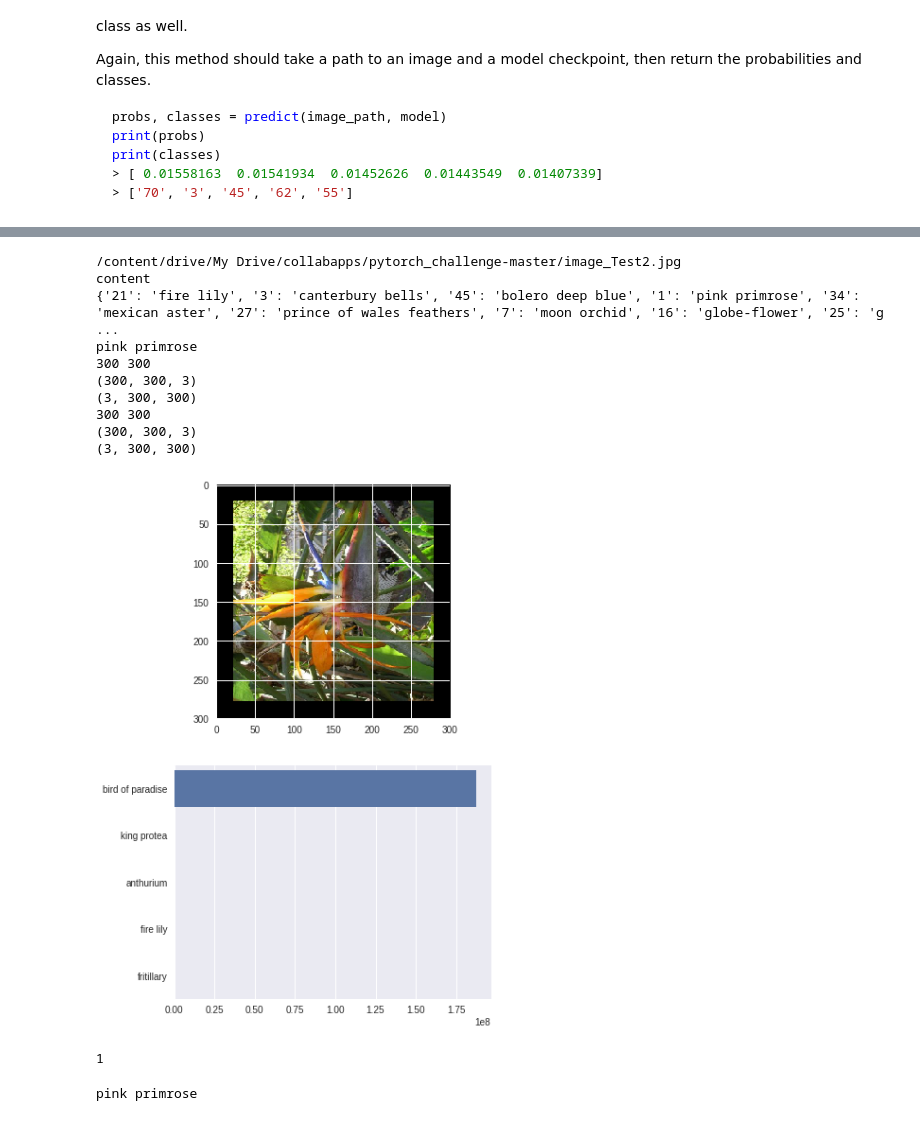
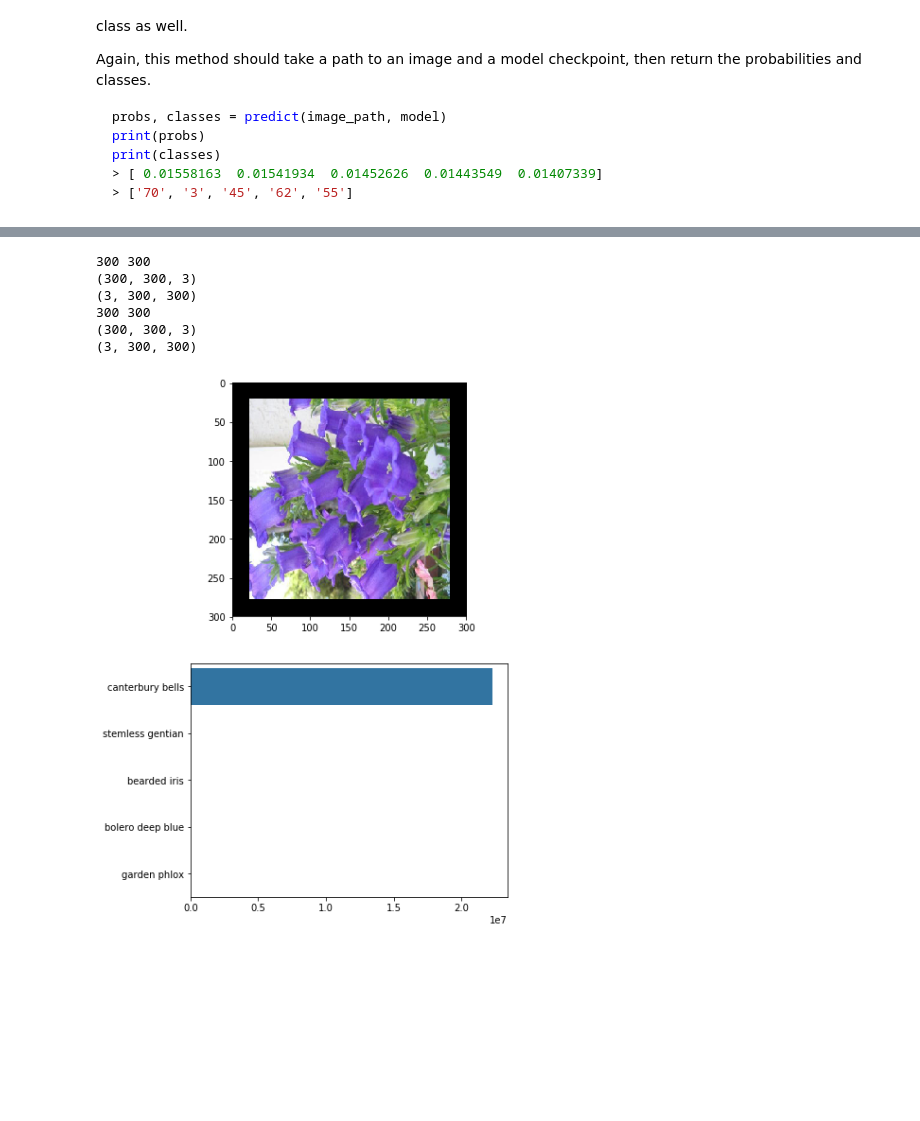
Before and after one commit to folajimia/pytouchChallange, a Jupyter notebook: pytorch_challenge-master/Image_Classifier_Project.ipynb, the cells around one changed output, grey strips where cells are left out. Drawn from its saved outputs; the diff is of its cells as text; code cells hidden in the pictures; blank space fills up the shorter version.

```diff
--- a/pytorch_challenge-master/Image_Classifier_Project.ipynb
+++ b/pytorch_challenge-master/Image_Classifier_Project.ipynb
@@ -650,5 +619,3 @@ def predict(image_path, model, top_num=5):
 
 
     # TODO: Implement the code to predict the class from an image file
-# %%
-probs, labs, flowers = predict(image_path, model)
@@ -659,28 +621,0 @@ probs, labs, flowers = predict(image_path, model)
-# %%
-top_num=5
-image_path = '/content/drive/My Drive/collabapps/pytorch_challenge-master/image_Test2.jpg'
-img = process_image(image_path)
-# Numpy -> Tensor
-image_tensor = torch.from_numpy(img).type(torch.FloatTensor)
-print(image_tensor.shape)
-# Add batch of size 1 to image
-model_input = image_tensor.unsqueeze(0)
-# Probs
-model.eval()
-probs = torch.exp(model(model_input))
-
-#_, pred = torch.max(output, 1)
-#print(tee.shape)
-#probs = torch.exp()
-# Top probs
-top_probs, top_labs = probs.topk(top_num)
-top_probs = top_probs.detach().numpy().tolist()[0]
-top_labs = top_labs.detach().numpy().tolist()[0]
-# Convert indices to classes
-idx_to_class = {val: key for key, val in
-                                      model.class_to_idx.items()}
-#print(probs)
-print(top_probs)
-print(top_labs)
-print(idx_to_class)
-top_labels = [idx_to_class[lab] for lab in top_labs]
@@ -708,12 +635,9 @@ def plot_solution(image_path, model):
     plt.figure(figsize = (6,10))
     ax = plt.subplot(2,1,1)
     # Set up title
-    print(image_path)
-    print(image_path.split('/')[1])
-    flower_num = 1 #image_path.split('/')[1]
-    print(cat_to_name)
-    print(cat_to_name["1"])
-    title_ = cat_to_name["1"]
+    flower_num = image_path.split('/')[8]
+    #print(flower_num)
+    title_ = cat_to_name[flower_num]
     # Plot flower
     img = process_image(image_path)
     imshow(img, ax, title = title_);
@@ -723,28 +647,14 @@ def plot_solution(image_path, model):
     plt.subplot(2,1,2)
     sns.barplot(x=probs, y=flowers, color=sns.color_palette()[0]);
 # %%
-image_path = '/content/drive/My Drive/collabapps/pytorch_challenge-master/image_Test2.jpg'
+image_path = '/Users/jimiadekoya/facebookscholarship/pytouchChallange/pytorch_challenge-master/flower_data/valid/3/image_06631.jpg'
+#image_path = '/content/drive/My Drive/collabapps/pytorch_challenge-master/image_Test2.jpg'
 plot_solution(image_path, model)
 # %% [output]
-/content/drive/My Drive/collabapps/pytorch_challenge-master/image_Test2.jpg
-content
-{'21': 'fire lily', '3': 'canterbury bells', '45': 'bolero deep blue', '1': 'pink primrose', '34': 'mexican aster', '27': 'prince of wales feathers', '7': 'moon orchid', '16': 'globe-flower', '25': 'g ...
-pink primrose
 300 300
 (300, 300, 3)
 (3, 300, 300)
 300 300
 (300, 300, 3)
 (3, 300, 300)
-[figure, old version]
+[figure, new version]
-# %%
-image_path = 'test/1/image_06743.jpg'
-flower_num = image_path.split('/')[1]
-print(flower_num)
-# %% [output]
-1
-# %%
-title_ = cat_to_name[flower_num]
-print(title_)
-# %% [output]
-pink primrose
```
Also changed, not shown: parts of 21 cells of this notebook, 4 other files.
